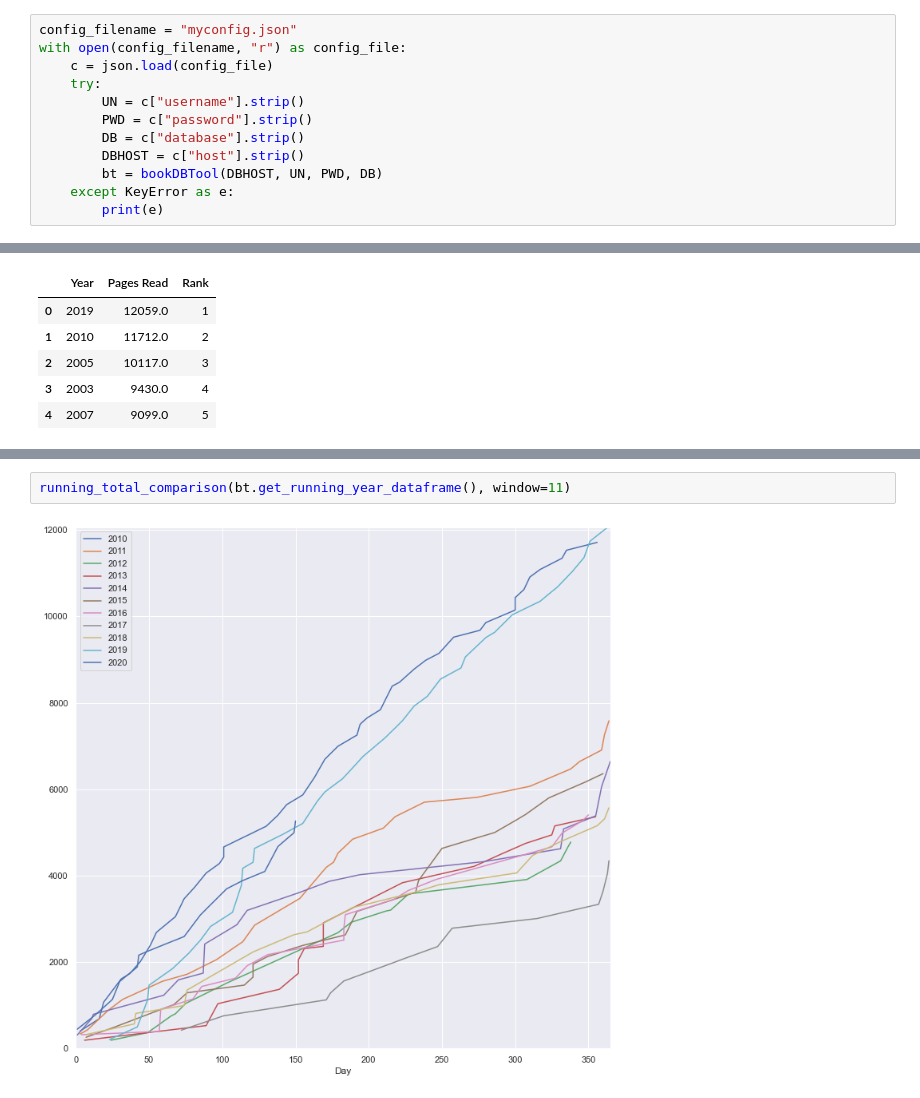
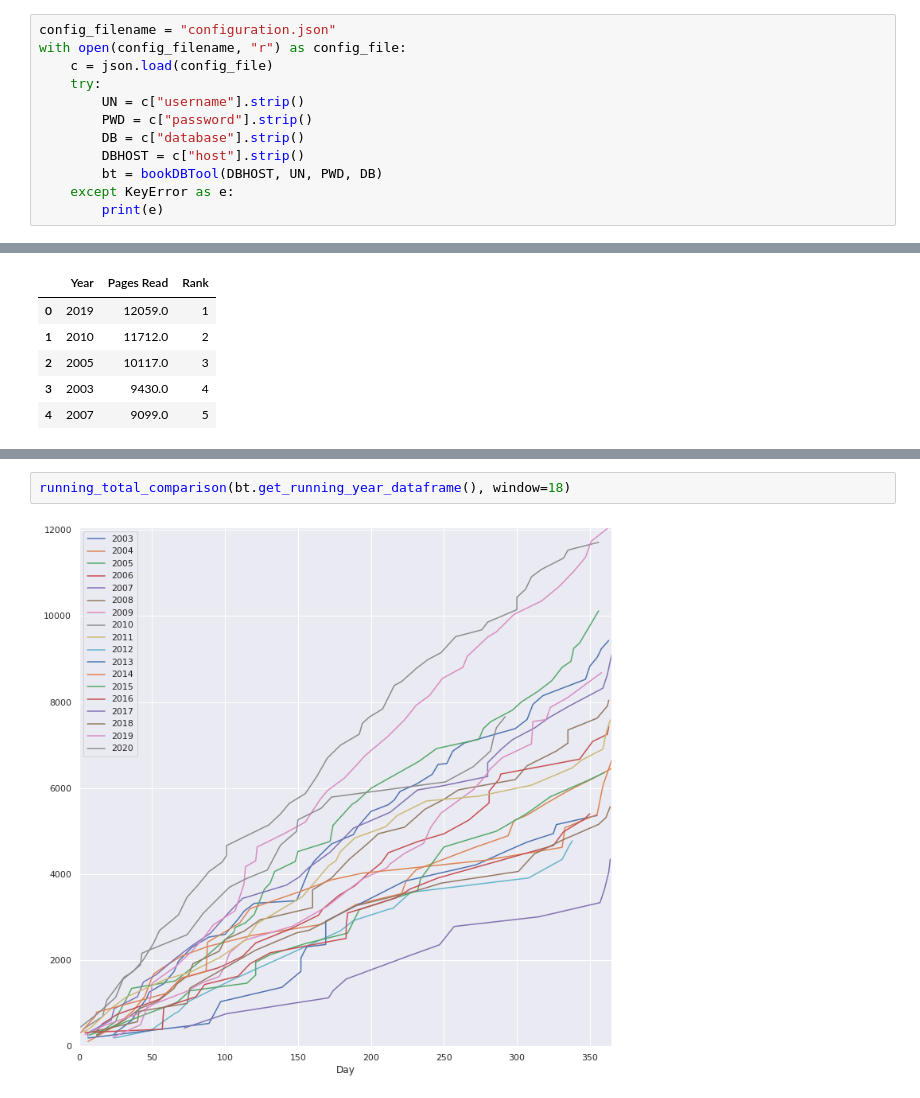
Before and after one commit to DrSkippy/php_books_database, a Jupyter notebook: tools/book_reports.ipynb, the cells around one changed output, grey strips where cells are left out. Drawn from its saved outputs; the diff is of its cells as text.

```diff
--- a/tools/book_reports.ipynb
+++ b/tools/book_reports.ipynb
@@ -10,7 +10,7 @@ sns.set()
 from bookdbtool.tools import bookDBTool
 from bookdbtool.visualizations import running_total_comparison, yearly_comparisons
 # %%
-config_filename = "myconfig.json"
+config_filename = "configuration.json"
 with open(config_filename, "r") as config_file:
     c = json.load(config_file)
     try:
@@ -78,4 +78,4 @@ yearly_comparisons(df, 2020)
 # %%
-running_total_comparison(bt.get_running_year_dataframe(), window=11)
+running_total_comparison(bt.get_running_year_dataframe(), window=18)
 # %% [output]
-[figure, old version]
+[figure, new version]
```
Also changed, not shown: parts of 4 cells of this notebook.
